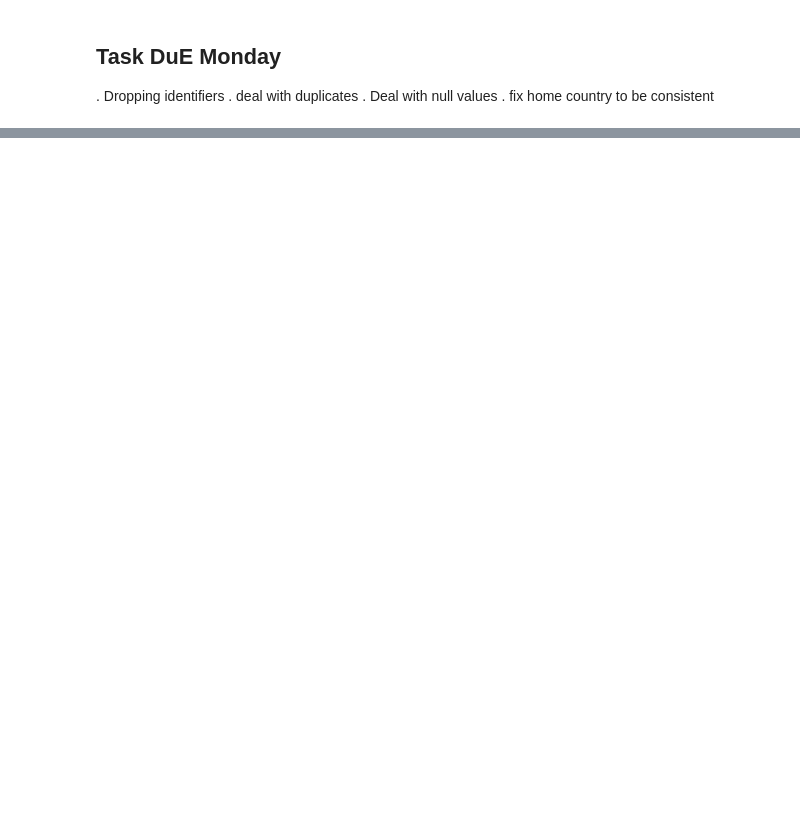
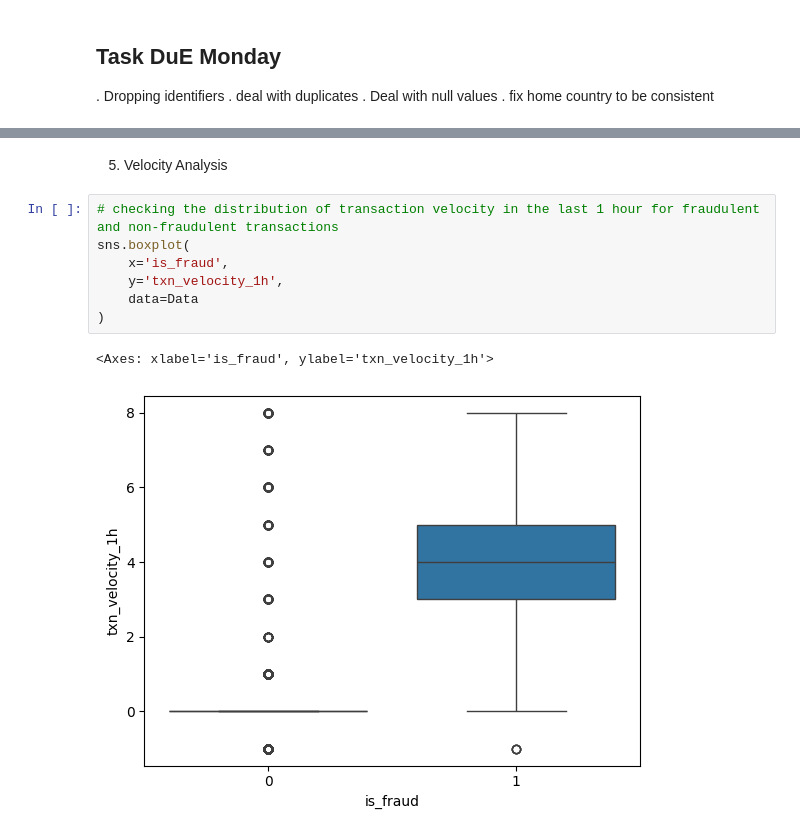
Before and after one commit to SUNDAYTITILAYO/fraudulent-prediction-project, a Jupyter notebook: notebook/EDA.ipynb, the cells around one changed output, grey strips where cells are left out. Drawn from its saved outputs; the diff is of its cells as text; blank space fills up the shorter version.

```diff
--- a/notebook/EDA.ipynb
+++ b/notebook/EDA.ipynb
@@ -163,0 +288,12 @@ Data.head()
+# %% [markdown]
+5) Velocity Analysis
+# %%
+# checking the distribution of transaction velocity in the last 1 hour for fraudulent and non-fraudulent transactions
+sns.boxplot(
+    x='is_fraud',
+    y='txn_velocity_1h',
+    data=Data
+)
+# %% [output]
+<Axes: xlabel='is_fraud', ylabel='txn_velocity_1h'>
+[figure, added]
```
Also changed, not shown: parts of 44 cells of this notebook.
